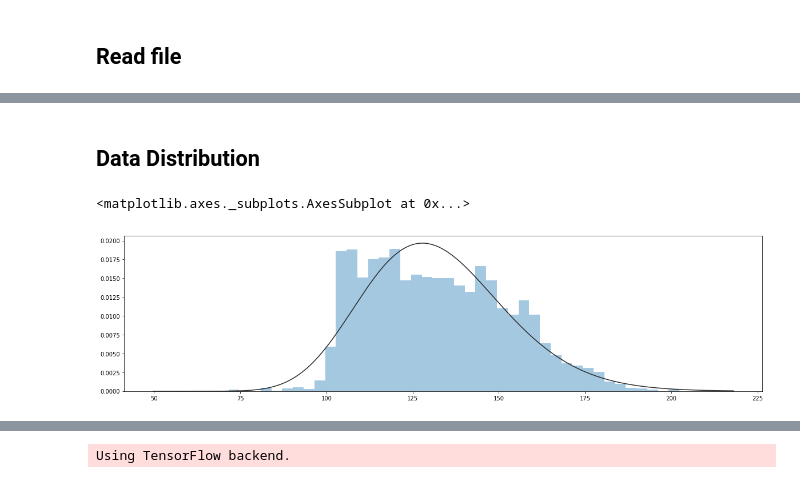
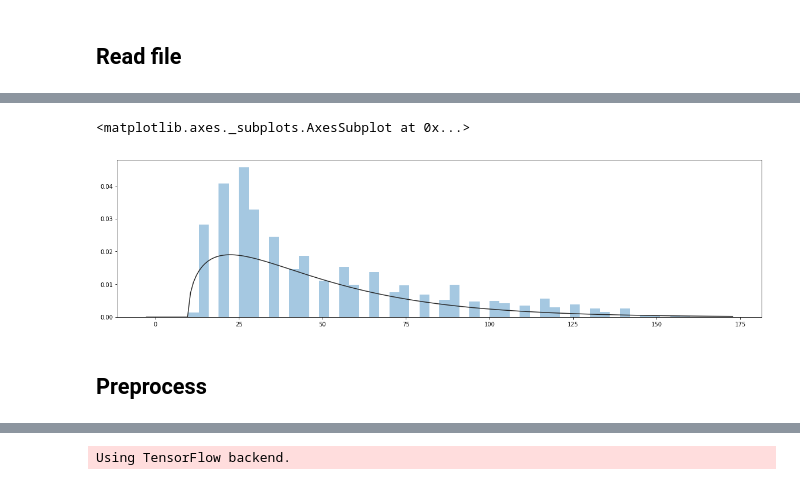
Before and after one commit to timsu27/Statefel_LSTM_TyphoonPrediction, a Jupyter notebook: Typhoon path prediction.ipynb, the cells around one changed output, grey strips where cells are left out. Saved outputs shown, nothing was run; the diff lists cells and outputs as text; code cells hidden in the pictures.

```diff
--- a/Typhoon path prediction.ipynb
+++ b/Typhoon path prediction.ipynb
@@ -133,3 +29,11 @@ y_test.fillna(0, inplace=True)
+# %%
+plt.figure(figsize=(20,5))
+sns.distplot(X_train.loc[X_train['Intensity']!=0,['Intensity']], kde=False, fit=stats.gamma, hist=True)
+# %% [output]
+<matplotlib.axes._subplots.AxesSubplot at 0x...>
+[figure, added]
+# %% [markdown]
+## Preprocess
 # %%
 from sklearn.preprocessing import StandardScaler
 scaler = StandardScaler().fit(X_train)
@@ -144,11 +48,3 @@ inverted_y = scaler.inverse_transform(scaled_y_train)
 
 scaled_y_test = scaler.transform(y_test)
 inverted_y_test = scaler.transform(scaled_y_test)
-# %% [markdown]
-## Data Distribution
-# %%
-plt.figure(figsize=(20,5))
-sns.distplot(lon, kde=False, fit=stats.gamma, hist=True)
-# %% [output]
-<matplotlib.axes._subplots.AxesSubplot at 0x...>
-[figure, removed]
```
Also changed, not shown: parts of 15 cells of this notebook, 5 other files.
